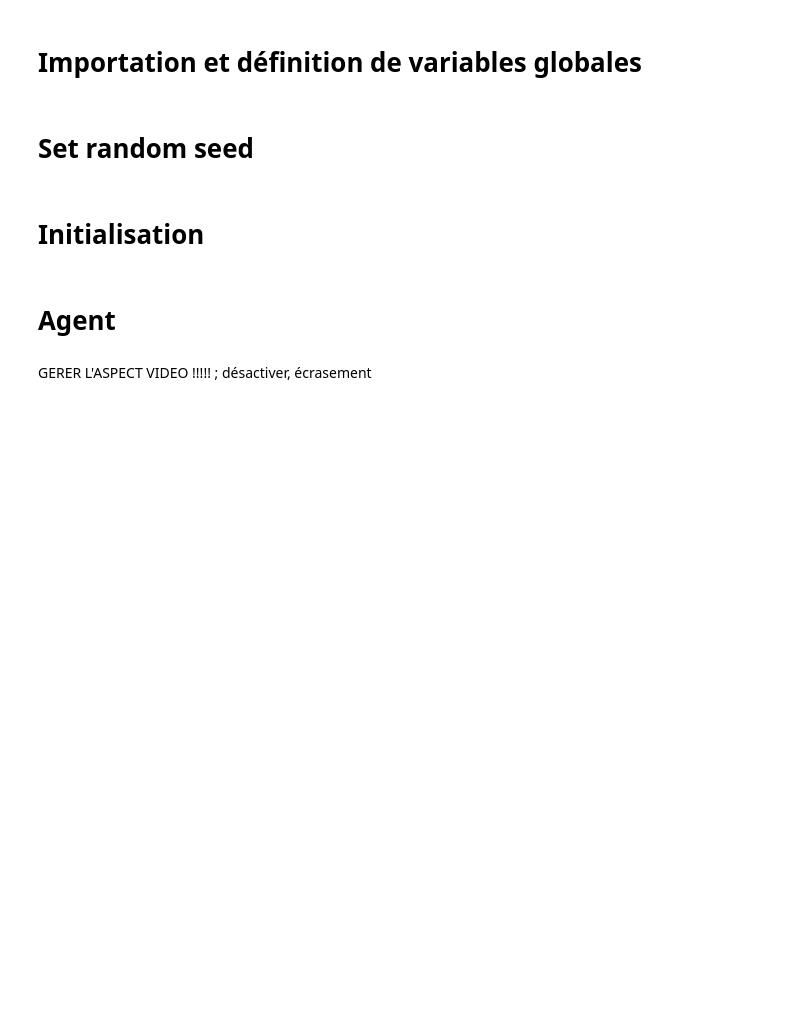
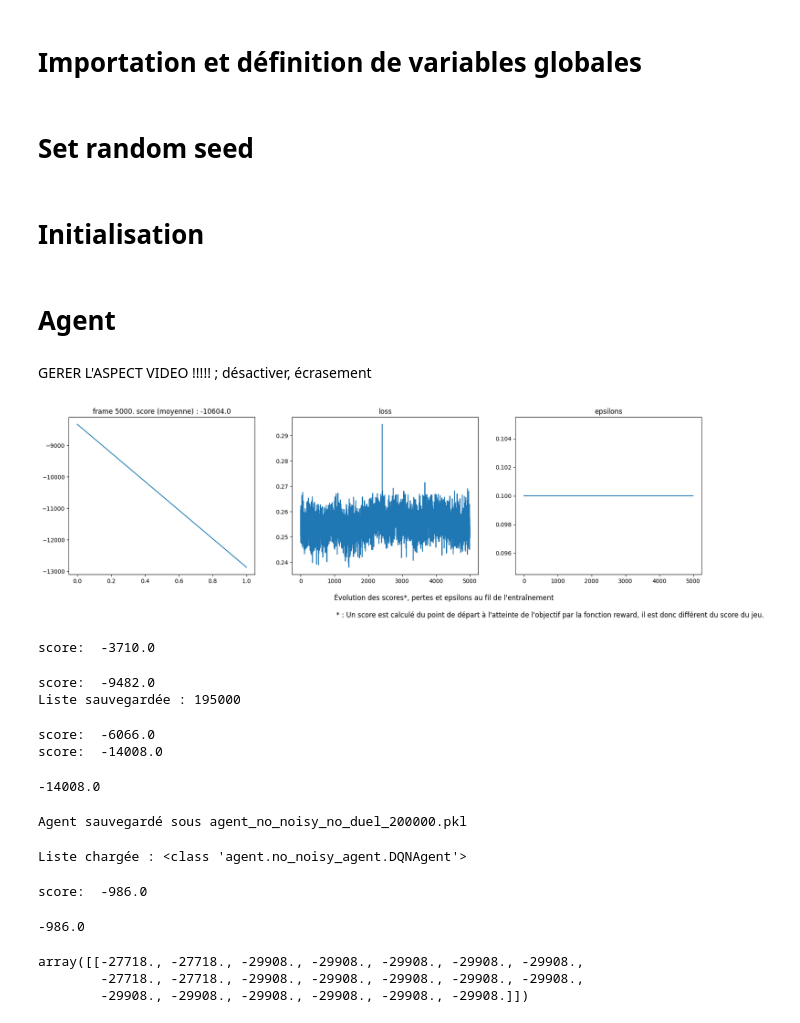
Before and after one commit to Mont-Lo/Planif_en_IA, a Jupyter notebook: graph_rainbows.ipynb, the cells around one changed output. Drawn from its saved outputs; the diff is of its cells as text; code cells hidden in the pictures; blank space fills up the shorter version.

Commit message:
Ajout de listes, histogrammes et corrections

```diff
--- a/graph_rainbows.ipynb
+++ b/graph_rainbows.ipynb
@@ -57,34 +57,43 @@ GERER L'ASPECT VIDEO !!!!! ; désactiver, écrasement
 # %%
 #ordre : rainbow, no_three, no_noisy_no_categ, no_noisy_no_duel, no_noisy
 
-score_agents = np.zeros([2, num_frames], dtype=float)
+#score_agents = np.zeros([2, num_frames], dtype=float)
+score_no_noisy = []
+score_no_duel = []
 
 # Définition
 #agent_rainbow = Rainbow(None, env, memory_size, batch_size, target_update, seed, f'{buffer_dir}/rainbow')
-agent_no_three = NoNoisyNoCateg(None, NnNoThree, env, memory_size, batch_size, target_update, epsilon_decay, seed, f'{buffer_dir}/no_three')
-agent_no_noisy_no_categ = NoNoisyNoCateg(None, NnDueling, env, memory_size, batch_size, target_update, epsilon_decay, seed, f'{buffer_dir}/no_noisy_no_categ')
-#agent_no_noisy_no_duel = NoNoisy(None, NnCateg, env, memory_size, batch_size, target_update,  epsilon_decay, seed, f'{buffer_dir}/no_noisy_no_duel')
-#agent_no_noisy = NoNoisy(None, NnNoNoisy, env, memory_size, batch_size, target_update, epsilon_decay, seed, f'{buffer_dir}/no_noisy')
+#agent_no_three = NoNoisyNoCateg(None, NnNoThree, env, memory_size, batch_size, target_update, epsilon_decay, seed, f'{buffer_dir}/no_three')
+#agent_no_noisy_no_categ = NoNoisyNoCateg(None, NnDueling, env, memory_size, batch_size, target_update, epsilon_decay, seed, f'{buffer_dir}/no_noisy_no_categ')
+agent_no_noisy_no_duel = NoNoisy(None, NnCateg, env, memory_size, batch_size, target_update,  epsilon_decay, seed, f'{buffer_dir}/no_noisy_no_duel')
+agent_no_noisy = NoNoisy(None, NnNoNoisy, env, memory_size, batch_size, target_update, epsilon_decay, seed, f'{buffer_dir}/no_noisy')
 
 for iter in range(0, num_frames, 5000):
 
     # Entraînement
-   #  agent_rainbow.train(iter)
-    agent_no_three.train(iter)
-    agent_no_noisy_no_categ.train(iter)
-   #  agent_no_noisy_no_duel.train(iter)
-   #  agent_no_noisy.train(iter)
+    #agent_rainbow.train(iter)
+    #agent_no_three.train(iter)
+    #agent_no_noisy_no_categ.train(iter)
+    agent_no_noisy_no_duel.train(5000)
+    agent_no_noisy.train(5000)
 
     # Test
    #  score_agents[0][iter] = agent_rainbow.test("corbeille/")
-    score_agents[1][iter] = agent_no_three.test("corbeille/")
-    score_agents[2][iter] = agent_no_noisy_no_categ.test("corbeille/")
-   #  score_agents[3][iter] = agent_no_noisy_no_duel.test("corbeille/")
-   #  score_agents[4][iter] = agent_no_noisy.test("corbeille/")
+   #  score_agents[1][iter] = agent_no_three.test("corbeille/")
+   #  score_agents[2][iter] = agent_no_noisy_no_categ.test("corbeille/")
+    score_no_duel.append(agent_no_noisy_no_duel.test("corbeille/"))
+    score_no_noisy.append(agent_no_noisy.test("corbeille/"))
 
     #Sauvegarde préventive en cas d'interruption
     if iter % 5000 == 0:
       # Sauvegarde
-      with open("score_agents_three_and_categ_200000.pkl", "wb") as f:
-         pickle.dump(score_agents, f)
+      with open("score_no_noisy_200000.pkl", "wb") as f:
+         pickle.dump(score_no_noisy, f)
+      with open("score_no_duel_200000.pkl", "wb") as f:
+         pickle.dump(score_no_duel, f)
       print(f"Liste sauvegardée : {iter}")
+# %% [output]
+[figure, added]
+score:  -3710.0
+score:  -9482.0
+Liste sauvegardée : 195000
@@ -91,3 +105,35 @@ for iter in range(0, num_frames, 5000):
+# %%
+agent_no_noisy_no_duel.test("test_200000/no_duel/")
+agent_no_noisy.test("test_200000/no_noisy/")
+# %% [output]
+score:  -6066.0
+score:  -14008.0
+-14008.0
+# %%
+import pickle
+
+def save_agent(agent, filename: str):
+    """Sauvegarde l'agent avec pickle."""
+    with open(filename, "wb") as f:
+        pickle.dump(agent, f)
+    print(f"Agent sauvegardé sous {filename}")
+
+save_agent(agent_no_noisy_no_duel, "agent_no_noisy_no_duel_200000.pkl")
+# %% [output]
+Agent sauvegardé sous agent_no_noisy_no_duel_200000.pkl
+# %%
+# Charger le fichier localement
+with open("agent_no_noisy_no_duel_200000.pkl", "rb") as f:
+    test_ag = pickle.load(f)
+
+print("Liste chargée :", type(test_ag))  # Vérifie le type de l'objet
+# %% [output]
+Liste chargée : <class 'agent.no_noisy_agent.DQNAgent'>
+# %%
+test_ag.test("ouch")
+# %% [output]
+score:  -986.0
+-986.0
 # %%
 # Exécutez cette cellule, afin de supprimer les fichiers de buffer_save à la main :
 # del agent_rainbow
@@ -97,0 +194,6 @@ del agent_no_noisy_no_categ
+# %%
+score_rainbow
+# %% [output]
+array([[-27718., -27718., -29908., -29908., -29908., -29908., -29908.,
+        -27718., -27718., -29908., -29908., -29908., -29908., -29908.,
+        -29908., -29908., -29908., -29908., -29908., -29908.]])
```
Also changed, not shown: parts of 10 cells of this notebook, 17 other files.
